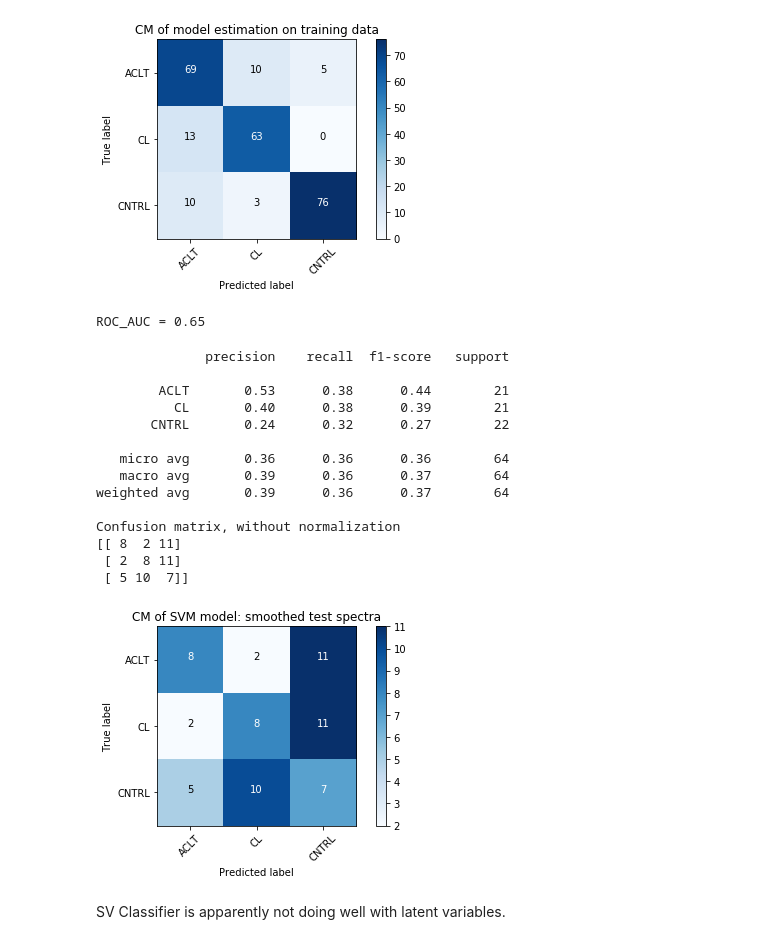
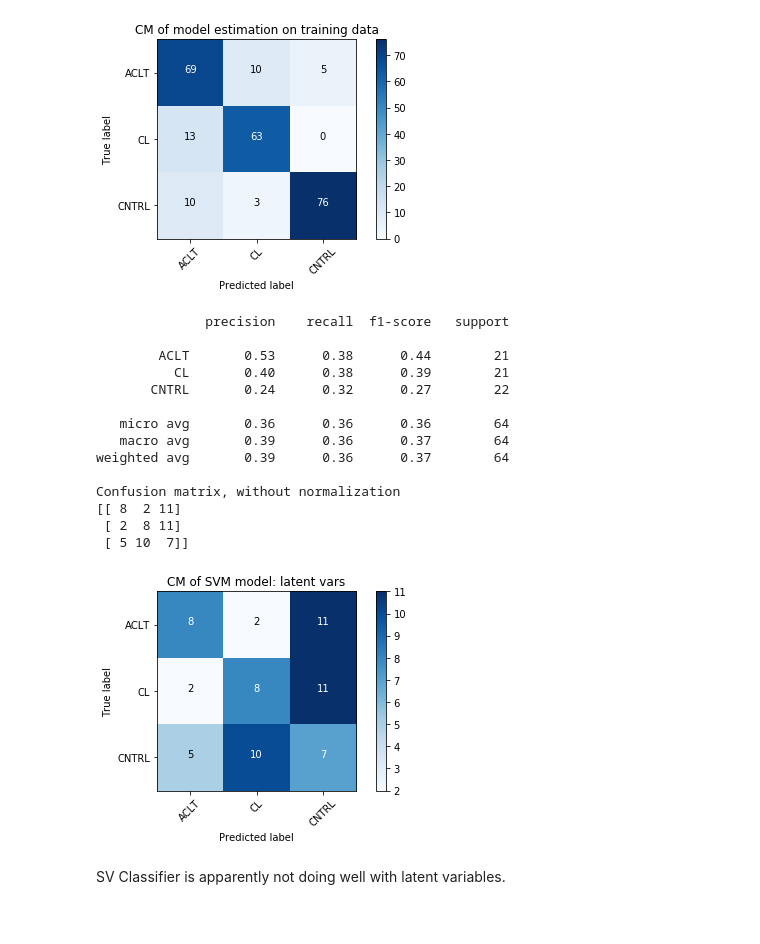
Before and after one commit to ioafara/ML_NIR, a Jupyter notebook: NIRS_ML_multi_class.ipynb, the cells around one changed output. Saved outputs shown, nothing was run; the diff lists cells and outputs as text; code cells hidden in the pictures.

```diff
--- a/NIRS_ML_multi_class.ipynb
+++ b/NIRS_ML_multi_class.ipynb
@@ -547,7 +532,7 @@ Confusion matrix, without normalization
 [figure]
 # %%
 # Build model using optimal parameters
-clf = SVC(C=100,kernel='linear')
+clf = SVC(C=20,kernel='linear')
 clf.fit(X_train_sm, y_train_label)
 
 # evaluate model on same training set
@@ -753,44 +736,42 @@ y_pred = pd.DataFrame(data=y_pred)
 svm_calib_output = pd.concat([y_true, y_pred], axis=1)
 #svm_calib_output.head(3)
 #export 'svm_calib_output_cl-cntrl' to csv
-print('ROC_AUC = %.2f ' %(roc_auc_score(y_train_label, y_pred)))
+#print('ROC_AUC = %.2f ' %(roc_auc_score(y_train_label, y_pred)))
-# %% [output]
-ROC_AUC = 0.65
 # %%
 # evaluate model on test set
 y_true, y_pred = y_test_label, clf.predict(X_test_sm_sc)
 print(classification_report(y_true, y_pred,target_names = classes))
 
 cm = confusion_matrix(y_true, y_pred)
 fig = plt.figure()
 plot_confusion_matrix(cm, classes=classes,# normalize=True
-                      title='CM of SVM model: smoothed test spectra')
+                      title='CM of SVM model: latent vars')
 plt.show()
 #fig.savefig('figs/CM_svm_multi-class_9_2_sm.eps', format='eps', dpi=300)
 
 y_true = pd.DataFrame(data=y_true)
 y_pred = pd.DataFrame(data=y_pred)
 svm_test_output = pd.concat([y_true, y_pred], axis=1)
 #svm_test_output.head()
 #export 'svm_test_output_cl-cntrl' to csv
 #print('ROC_AUC = %.2f, kappa = %.2f' %(roc_auc_score(y_test_label, y_pred),
 #                                   cohen_kappa_score(y_test_label, y_pred)))
 # %% [output]
               precision    recall  f1-score   support
 
         ACLT       0.53      0.38      0.44        21
           CL       0.40      0.38      0.39        21
        CNTRL       0.24      0.32      0.27        22
 
    micro avg       0.36      0.36      0.36        64
    macro avg       0.39      0.36      0.37        64
 weighted avg       0.39      0.36      0.37        64
 
 Confusion matrix, without normalization
 [[ 8  2 11]
  [ 2  8 11]
  [ 5 10  7]]
-[figure, old version]
+[figure, new version]
 # %% [markdown]
 SV Classifier is apparently not doing well with latent variables.
 # %% [markdown]
```
Also changed, not shown: parts of 52 cells of this notebook.
